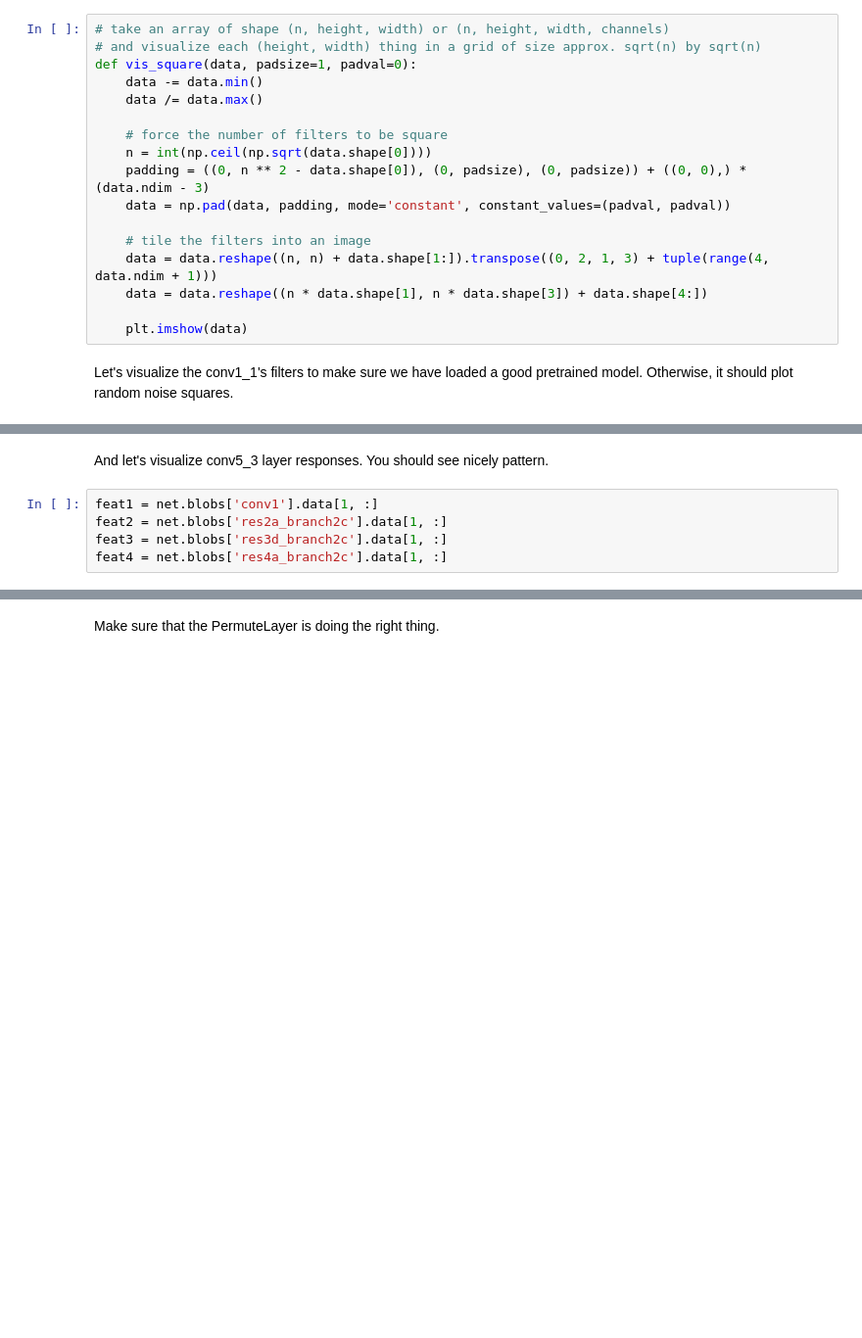
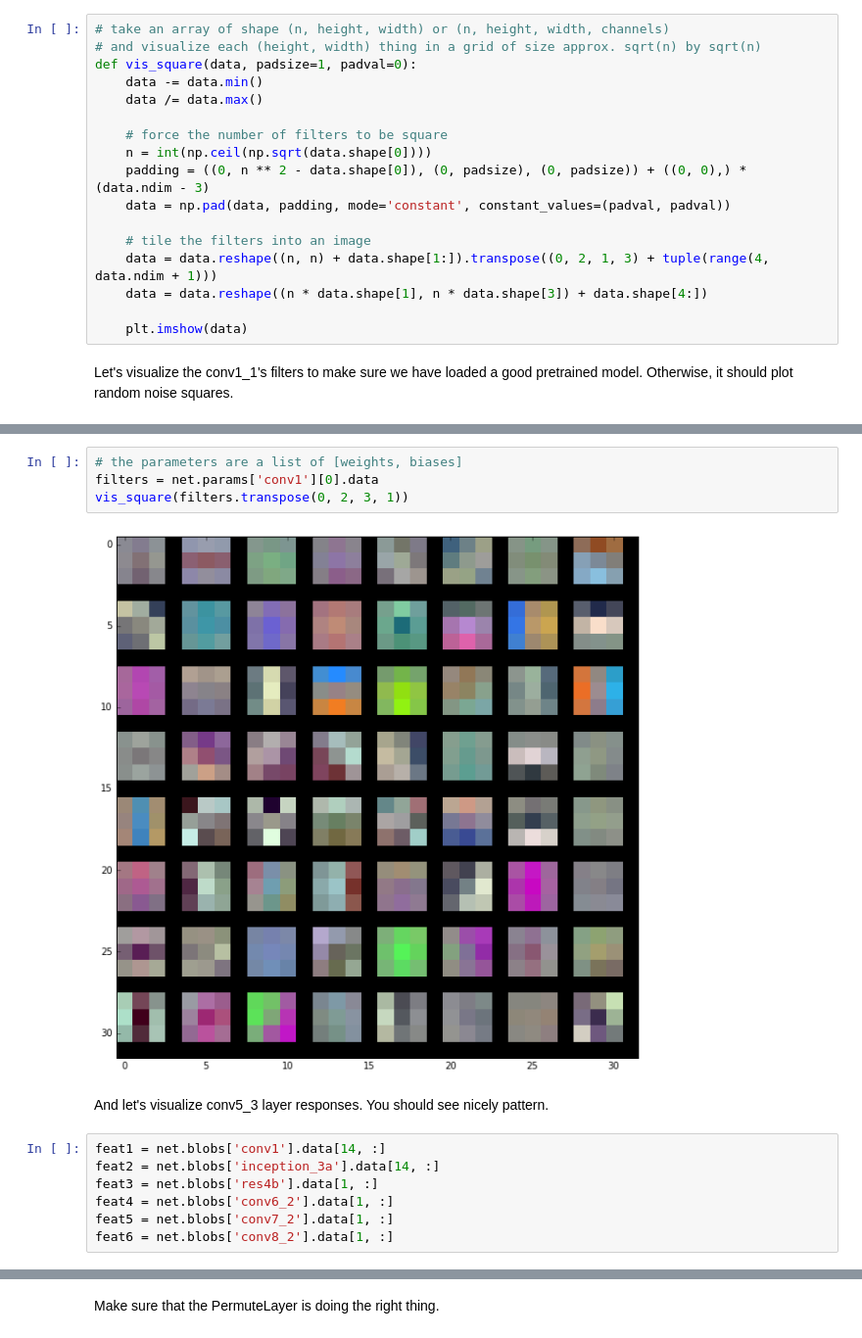
Before and after one commit to youngwanLEE/caffe, a Jupyter notebook: examples/ssd_lyw.ipynb, the cells around one changed output, grey strips where cells are left out. Shown at 98% size. Cells and saved outputs as stored; diff of their text form; blank space fills up the shorter version.

```diff
--- a/examples/ssd_lyw.ipynb
+++ b/examples/ssd_lyw.ipynb
@@ -121,10 +121,18 @@ vis_square(filters.transpose(0, 2, 3, 1))
+# %%
+# the parameters are a list of [weights, biases]
+filters = net.params['conv1'][0].data
+vis_square(filters.transpose(0, 2, 3, 1))
+# %% [output]
+[figure, added]
 # %% [markdown]
 And let's visualize conv5_3 layer responses. You should see nicely pattern.
 # %%
-feat1 = net.blobs['conv1'].data[1, :]
-feat2 = net.blobs['res2a_branch2c'].data[1, :]
-feat3 = net.blobs['res3d_branch2c'].data[1, :]
-feat4 = net.blobs['res4a_branch2c'].data[1, :]
+feat1 = net.blobs['conv1'].data[14, :]
+feat2 = net.blobs['inception_3a'].data[14, :]
+feat3 = net.blobs['res4b'].data[1, :]
+feat4 = net.blobs['conv6_2'].data[1, :]
+feat5 = net.blobs['conv7_2'].data[1, :]
+feat6 = net.blobs['conv8_2'].data[1, :]
 # %%
 feat1.shape
 # %% [output]
```
Also changed, not shown: parts of 17 cells of this notebook, 40 other files.
